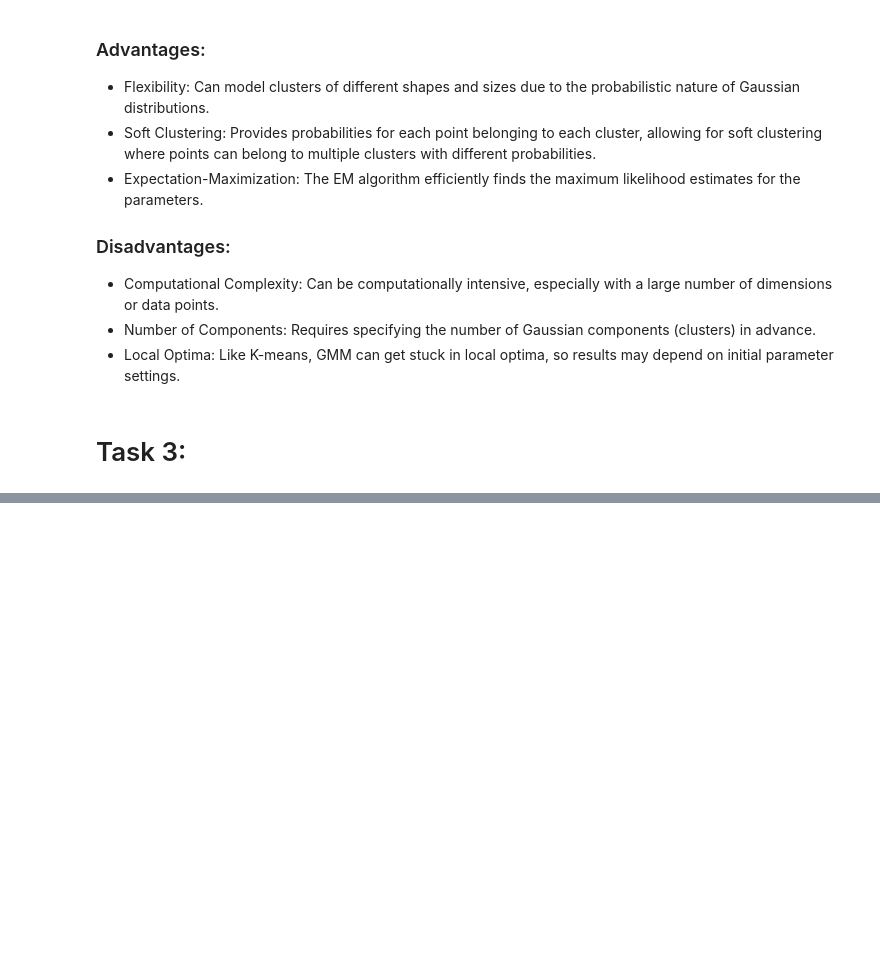
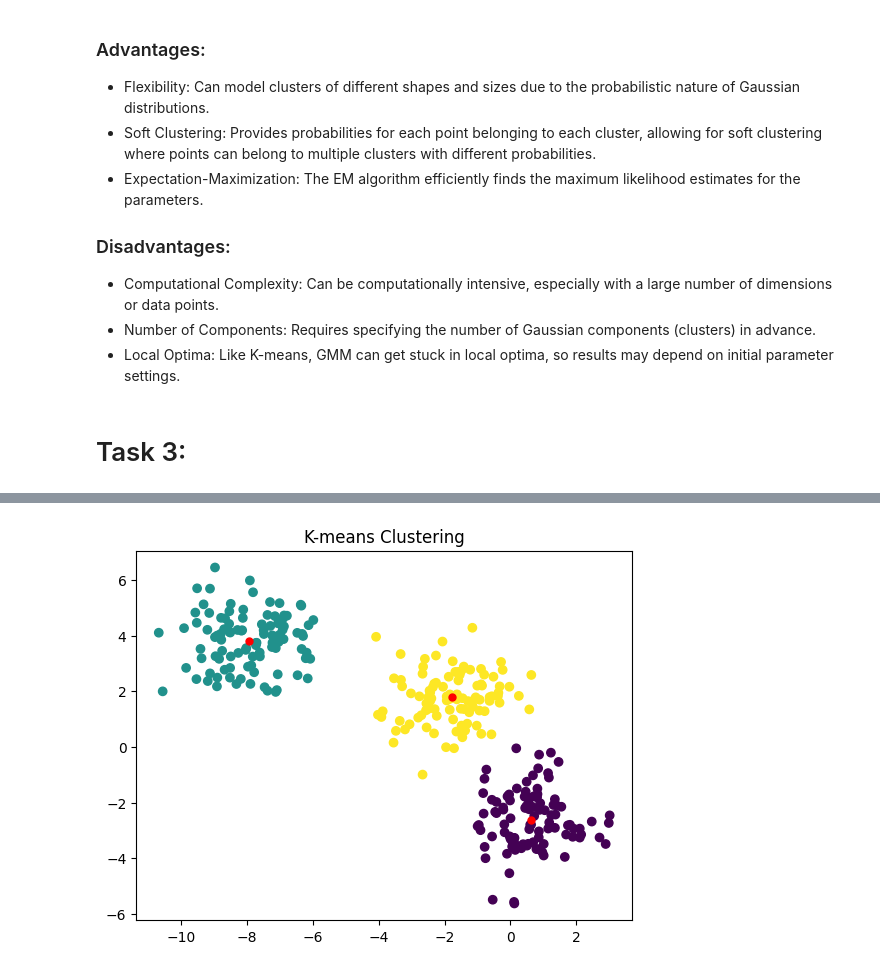
Before and after one commit to Makarasaki/ML_lab, a Jupyter notebook: lab_5/lab5_Leder.ipynb, the cells around one changed output, grey strips where cells are left out. Cells and saved outputs as stored; diff of their text form; code cells hidden in the pictures; blank space fills up the shorter version.

```diff
--- a/lab_5/lab5_Leder.ipynb
+++ b/lab_5/lab5_Leder.ipynb
@@ -726,0 +712,10 @@ Final centroids:
+# %%
+k_means = K_means(X, n_clusters)
+final_centroids, labels = k_means.run()
+
+plt.scatter(X[:, 0], X[:, 1], c=labels, cmap='viridis')
+plt.scatter(final_centroids[:, 0], final_centroids[:, 1], s=100, c='red', marker='.')
+plt.title('K-means Clustering')
+plt.show()
+# %% [output]
+[figure, added]
```
Also changed, not shown: parts of 2 cells of this notebook.
